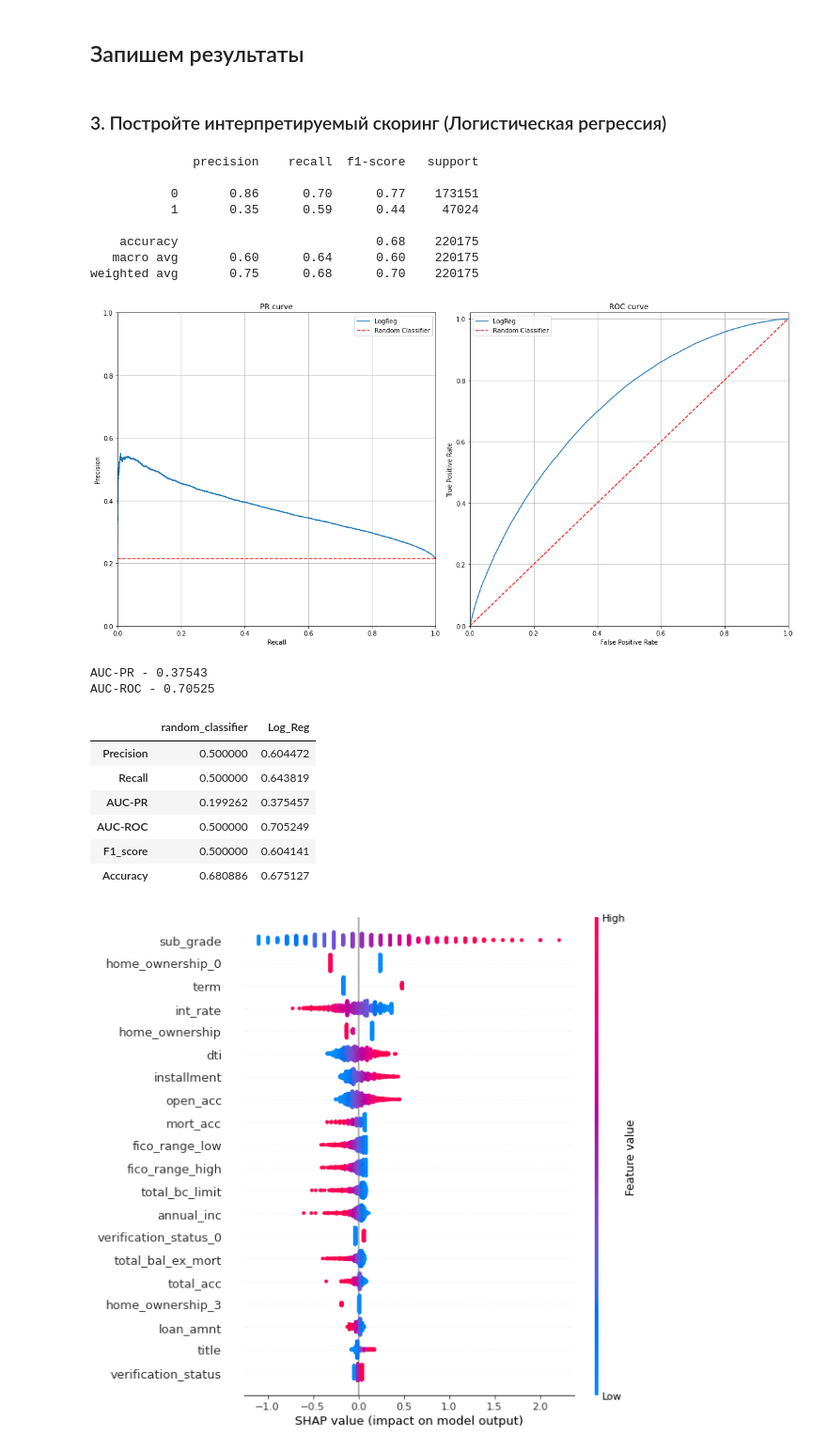
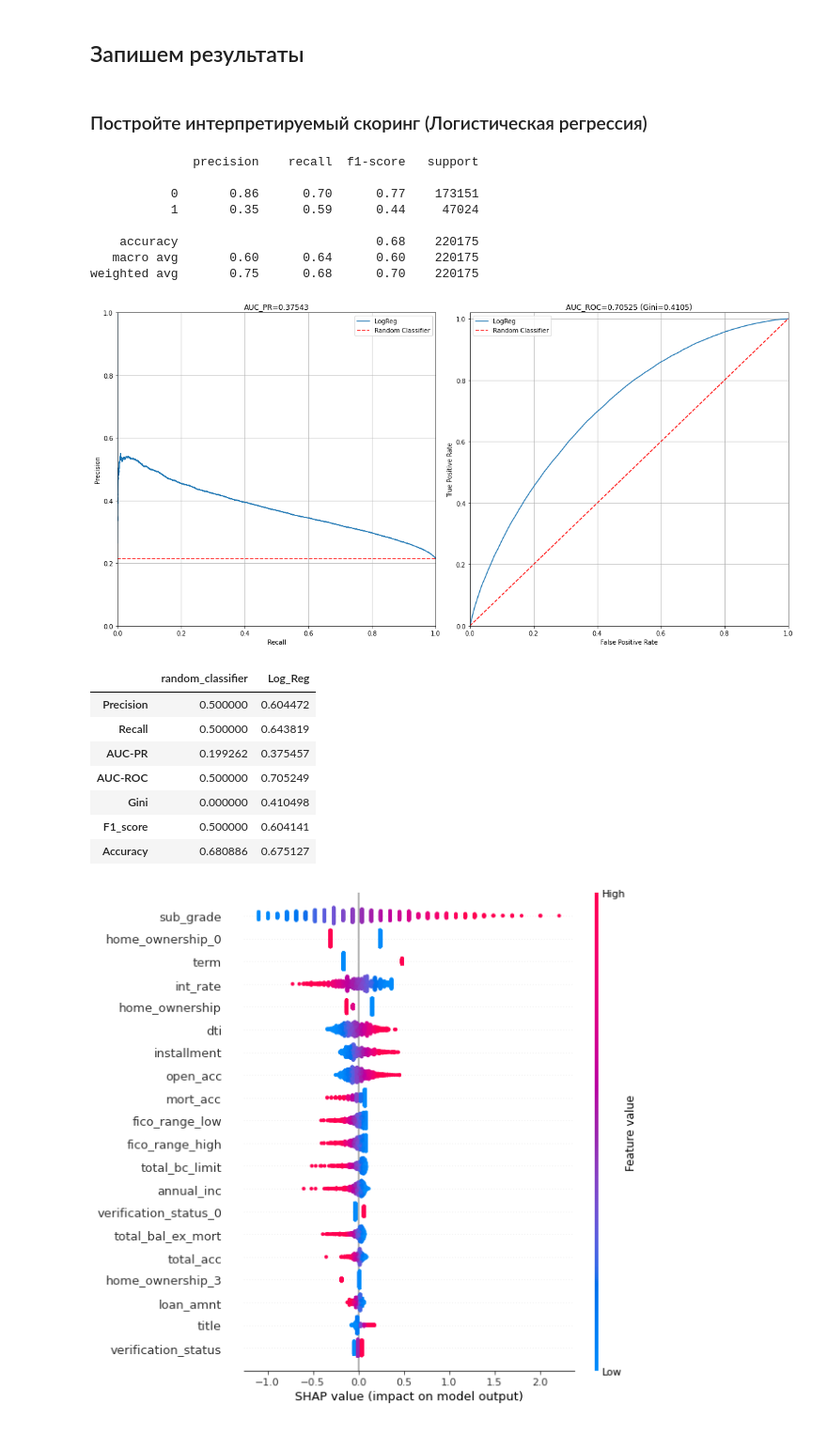
Before and after one commit to dmvavilov/RiskManagement, a Jupyter notebook: project_2/project_2.ipynb, the cells around one changed output. Shown: that part at 94% size. Drawn from its saved outputs; the diff is of its cells as text; code cells hidden in the pictures.

```diff
--- a/project_2/project_2.ipynb
+++ b/project_2/project_2.ipynb
@@ -255,7 +252,7 @@ for OHE in OHE_cat:
 # %%
 test = df[df.issue_d >= np.datetime64('2017-01-01')].drop(['issue_d', 'id'], axis=1).reset_index().drop(columns='index')
 train = df[df.issue_d < np.datetime64('2017-01-01')].drop(['issue_d', 'id'], axis=1).reset_index().drop(columns='index')
-X_test, y_test = test.drop('loan_status', axis=1), test.loan_status
+X_test, y_test_lr = test.drop('loan_status', axis=1), test.loan_status
 X, y = train.drop('loan_status', axis=1), train.loan_status
 # %% [markdown]
 #### Скалирование переменных
@@ -265,63 +262,63 @@ scaler = MinMaxScaler()
 X = scaler.fit_transform(X)
 X = pd.DataFrame(X, columns=X_test.columns)
 
-X_test = scaler.transform(X_test)
-X_test = pd.DataFrame(X_test, columns=X.columns)
+X_test_lr = scaler.transform(X_test)
+X_test_lr = pd.DataFrame(X_test_lr, columns=X.columns)
 # %% [markdown]
 # 2. Разбейте выборку на несколько частей для построения модели и анализа качества
 # %%
 train_inx = range(int(y.shape[0]*0.7))
 val_inx = range(int(y.shape[0]*0.7)+1, y.shape[0])
 # %%
-X_train, X_val = X.loc[train_inx], X.loc[val_inx]
-X_global_train = pd.concat([X_train, X_val], ignore_index=True)
-y_train, y_val = y.loc[train_inx], y.loc[val_inx]
-y_global_train = pd.concat([y_train, y_val], ignore_index=True)
+X_train_lr, X_val_lr = X.loc[train_inx], X.loc[val_inx]
+X_global_train_lr = pd.concat([X_train_lr, X_val_lr], ignore_index=True)
+y_train_lr, y_val_lr = y.loc[train_inx], y.loc[val_inx]
+y_global_train_lr = pd.concat([y_train_lr, y_val_lr], ignore_index=True)
 # %% [markdown]
 ## Запишем результаты
 # %%
-pos = y_global_train.sum() / y_global_train.shape[0]
-neg = (y_global_train.shape[0] - y_global_train.sum()) / y_global_train.shape[0]
+pos = y_global_train_lr.sum() / y_global_train_lr.shape[0]
+neg = (y_global_train_lr.shape[0] - y_global_train_lr.sum()) / y_global_train_lr.shape[0]
 
-results = pd.DataFrame({'random_classifier': [0.5, 0.5, pos, 0.5, 0.5, neg**2+pos**2]})
+results = pd.DataFrame({'random_classifier': [0.5, 0.5, pos, 0.5, 0, 0.5, neg**2+pos**2]})
 
-results.index = ['Precision', 'Recall', 'AUC-PR', 'AUC-ROC', 'F1_score', 'Accuracy']
+results.index = ['Precision', 'Recall', 'AUC-PR', 'AUC-ROC', 'Gini', 'F1_score', 'Accuracy']
 # %% [markdown]
-### 3. Постройте интерпретируемый скоринг (Логистическая регрессия)
+### Постройте интерпретируемый скоринг (Логистическая регрессия)
 # %%
 LR = LogisticRegression(penalty='l2', tol= 0.001, class_weight={0:1, 1:4}, C=0.21)
-LR.fit(X_global_train, y_global_train)
-preds = LR.predict_proba(X_test)[:,1]
+LR.fit(X_global_train_lr, y_global_train_lr)
+preds = LR.predict_proba(X_test_lr)[:,1]
 preds_0_1 = np.where((preds >= 0.5), 1, 0)
 
-precision = precision_score(y_test, preds_0_1, average='macro')
-recall = recall_score(y_test, preds_0_1, average='macro')
-AUC_PR = average_precision_score(y_test, preds)
-AUC_ROC = roc_auc_score(y_test, preds)
-f1 = f1_score(y_test, preds_0_1, average='macro')
-accuracy = accuracy_score(y_test, preds_0_1)
-results['Log_Reg'] = [precision, recall, AUC_PR, AUC_ROC, f1, accuracy]
+precision = precision_score(y_test_lr, preds_0_1, average='macro')
+recall = recall_score(y_test_lr, preds_0_1, average='macro')
+AUC_PR = average_precision_score(y_test_lr, preds)
+AUC_ROC = roc_auc_score(y_test_lr, preds)
+Gini = 2*AUC_ROC - 1
+f1 = f1_score(y_test_lr, preds_0_1, average='macro')
+accuracy = accuracy_score(y_test_lr, preds_0_1)
+results['Log_Reg'] = [precision, recall, AUC_PR, AUC_ROC, Gini, f1, accuracy]
 
-print(classification_report(y_test, np.where((preds >= 0.5), 1, 0)))
-plot_AUC([y_test], [preds], 'LogReg')
+print(classification_report(y_test_lr, preds_0_1))
+plot_AUC([y_test_lr], [preds], 'LogReg')
 results
 # %% [output]
               precision    recall  f1-score   support
 
            0       0.86      0.70      0.77    173151
            1       0.35      0.59      0.44     47024
 
     accuracy                           0.68    220175
    macro avg       0.60      0.64      0.60    220175
 weighted avg       0.75      0.68      0.70    220175
-[figure, old version]
+[figure, new version]
-AUC-PR - 0.37543
-AUC-ROC - 0.70525
 |  | random_classifier | Log_Reg |
 | Precision | 0.500000 | 0.604472 |
 | Recall | 0.500000 | 0.643819 |
 | AUC-PR | 0.199262 | 0.375457 |
 | AUC-ROC | 0.500000 | 0.705249 |
+| Gini | 0.000000 | 0.410498 |
 | F1_score | 0.500000 | 0.604141 |
 | Accuracy | 0.680886 | 0.675127 |
 # %%
```
Also changed, not shown: parts of 13 cells of this notebook.
